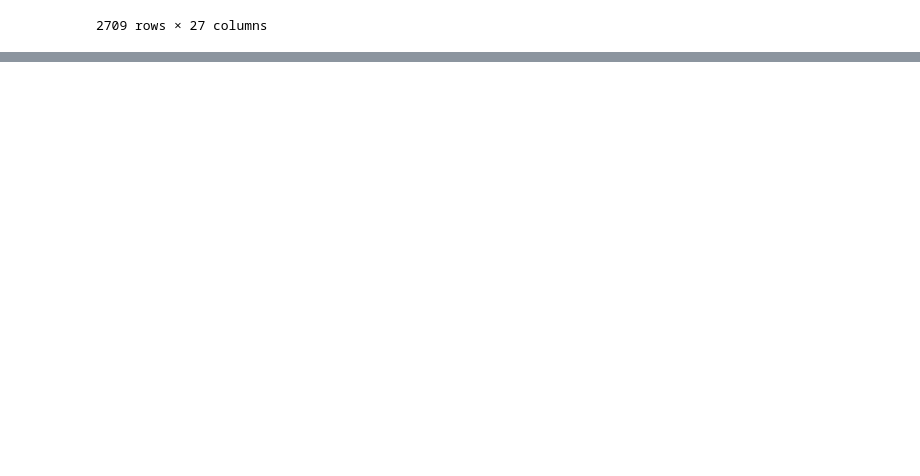
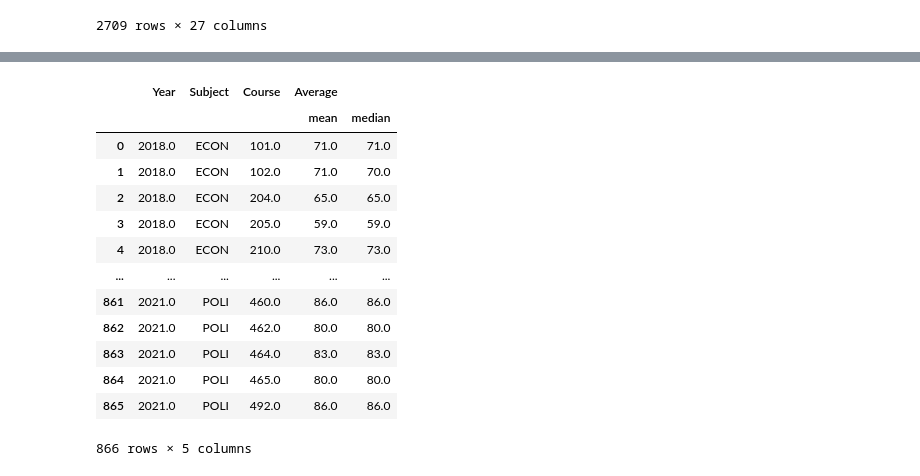
Before and after one commit to ubco-W2022T2-data301/project-group-group03, a Jupyter notebook: analysis/analysis3.ipynb, the cells around one changed output, grey strips where cells are left out. Cells and saved outputs as stored; diff of their text form; code cells hidden in the pictures; blank space fills up the shorter version.

```diff
--- a/analysis/analysis3.ipynb
+++ b/analysis/analysis3.ipynb
@@ -62,0 +63,33 @@ Text(0, 0.5, 'Grade')
+# %%
+def change(df):
+    new_df = (
+        df
+        .drop(columns=['Section', 'Session'])  # Drop unnecessary columns
+        .groupby(['Year', 'Subject', 'Course'])  # Group data by year, subject, and course
+        .agg({
+            'Avg': ['mean', 'median'],  # Calculate the mean and median of the average grades
+        })
+        .rename(columns={'Avg': 'Average'})  # Rename the "Avg" column to "Average"
+        .round(0)  # Round the summary statistics to the nearest whole number
+        .sort_values(by=['Year', 'Subject', 'Course'])  # Sort the DataFrame by year, subject, and course
+        .reset_index()  # Reset the index
+    )
+    return new_df
+
+new_df = change(df)
+new_df
+# %% [output]
+|  | Year | Subject | Course | Average |  |
+|  |  |  |  | mean | median |
+| 0 | 2018.0 | ECON | 101.0 | 71.0 | 71.0 |
+| 1 | 2018.0 | ECON | 102.0 | 71.0 | 70.0 |
+| 2 | 2018.0 | ECON | 204.0 | 65.0 | 65.0 |
+| 3 | 2018.0 | ECON | 205.0 | 59.0 | 59.0 |
+| 4 | 2018.0 | ECON | 210.0 | 73.0 | 73.0 |
+| ... | ... | ... | ... | ... | ... |
+| 861 | 2021.0 | POLI | 460.0 | 86.0 | 86.0 |
+| 862 | 2021.0 | POLI | 462.0 | 80.0 | 80.0 |
+| 863 | 2021.0 | POLI | 464.0 | 83.0 | 83.0 |
+| 864 | 2021.0 | POLI | 465.0 | 80.0 | 80.0 |
+| 865 | 2021.0 | POLI | 492.0 | 86.0 | 86.0 |
+866 rows × 5 columns
```
Also changed, not shown: parts of 3 cells of this notebook, 2 other files.
